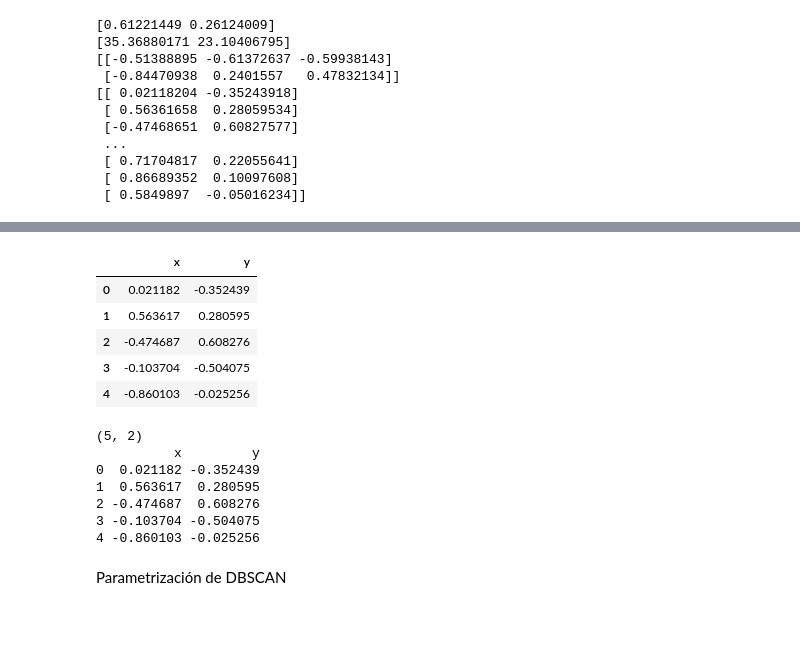
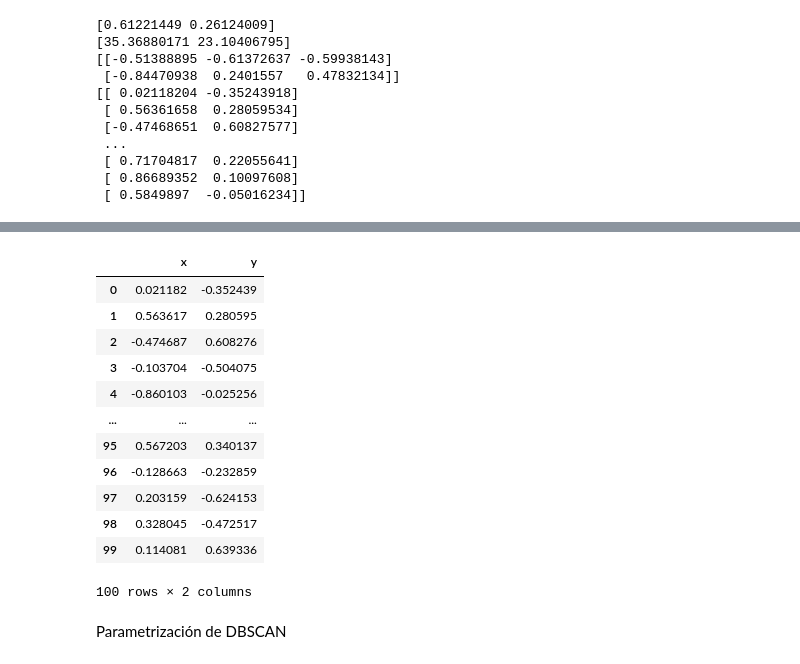
Before and after one commit to AlbertAcevedo/proyecto-final-IS, a Jupyter notebook: modeling/dbscanpca.ipynb, the cells around one changed output, grey strips where cells are left out. Saved outputs shown, nothing was run; the diff lists cells and outputs as text; code cells hidden in the pictures; blank space fills up the shorter version.

```diff
--- a/modeling/dbscanpca.ipynb
+++ b/modeling/dbscanpca.ipynb
@@ -114,27 +114,24 @@ plt.grid()
 # %%
 rfmdf = pd.DataFrame(transformados)
 rfmdf.columns = ['x', 'y']
 rfmdf.reset_index()
-#rfmdf = rfmdf.head(5)
+#al cambiarse el numero de clientes se analiza mas facilmente
+rfmdf = rfmdf.head(100)
 rfmdf
 # %% [output]
 |  | x | y |
 | 0 | 0.021182 | -0.352439 |
 | 1 | 0.563617 | 0.280595 |
 | 2 | -0.474687 | 0.608276 |
 | 3 | -0.103704 | -0.504075 |
 | 4 | -0.860103 | -0.025256 |
+| ... | ... | ... |
+| 95 | 0.567203 | 0.340137 |
+| 96 | -0.128663 | -0.232859 |
+| 97 | 0.203159 | -0.624153 |
+| 98 | 0.328045 | -0.472517 |
+| 99 | 0.114081 | 0.639336 |
+100 rows × 2 columns
-# %%
-print(rfmdf.shape)
-#print(rfmdf)
-# %% [output]
-(5, 2)
-          x         y
-0  0.021182 -0.352439
-1  0.563617  0.280595
-2 -0.474687  0.608276
-3 -0.103704 -0.504075
-4 -0.860103 -0.025256
 # %% [markdown]
 Parametrización de DBSCAN
 # %%
```
Also changed, not shown: parts of 4 cells of this notebook.
